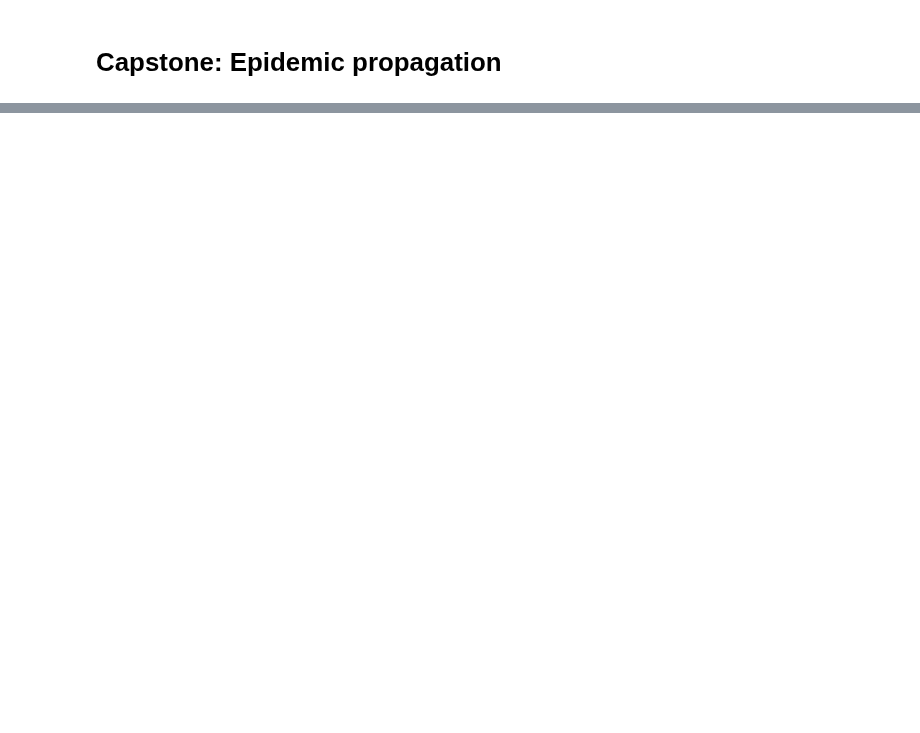
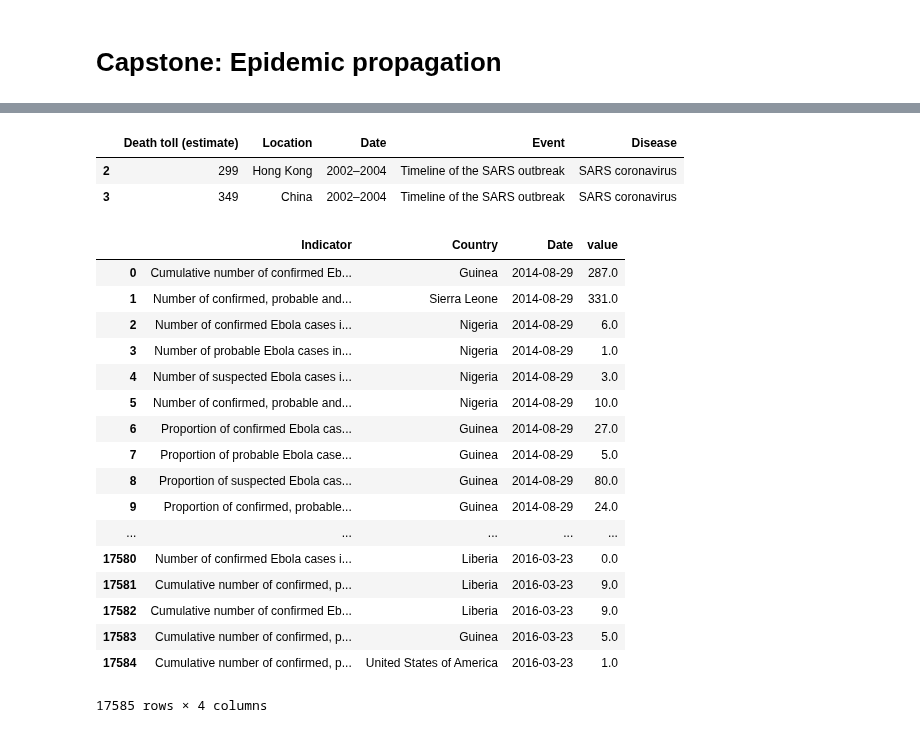
Before and after one commit to a3o1m2/DSI11-lessons, a Jupyter notebook: projects/project-capstone/part-02/epidemics.ipynb, the cells around one changed output, grey strips where cells are left out. Saved outputs shown, nothing was run; the diff lists cells and outputs as text; code cells hidden in the pictures; blank space fills up the shorter version.

```diff
--- a/projects/project-capstone/part-02/epidemics.ipynb
+++ b/projects/project-capstone/part-02/epidemics.ipynb
@@ -18,3 +18,4 @@ Where's the next one, and how will that spread?
 3. Epidemic propagation: airport traffic at each infected city, volume of travel between cities affected
 # %%
 import pandas as pd
+pd.set_option('display.max_rows',100, 'display.max_colwidth',1000)
@@ -20,0 +64,32 @@ import pandas as pd
+# %%
+epidemics_list[epidemics_list['Disease'].isin(['SARS coronavirus'])]
+# %% [output]
+|  | Death toll (estimate) | Location | Date | Event | Disease |
+| 2 | 299 | Hong Kong | 2002–2004 | Timeline of the SARS outbreak | SARS coronavirus |
+| 3 | 349 | China | 2002–2004 | Timeline of the SARS outbreak | SARS coronavirus |
+# %%
+ebola = pd.read_csv('ebola_data.csv')
+ebola['Date'] = pd.to_datetime(ebola['Date'])
+ebola['Country'] = ['Guinea' if row=='Guinea 2' else 'Liberia' if row=='Liberia 2' else row for row in ebola.Country]
+ebola.groupby(['Indicator','Country','Date']).sum()
+ebola.sort_values('Date', inplace=True)
+ebola.reset_index(drop=True)
+# %% [output]
+|  | Indicator | Country | Date | value |
+| 0 | Cumulative number of confirmed Eb... | Guinea | 2014-08-29 | 287.0 |
+| 1 | Number of confirmed, probable and... | Sierra Leone | 2014-08-29 | 331.0 |
+| 2 | Number of confirmed Ebola cases i... | Nigeria | 2014-08-29 | 6.0 |
+| 3 | Number of probable Ebola cases in... | Nigeria | 2014-08-29 | 1.0 |
+| 4 | Number of suspected Ebola cases i... | Nigeria | 2014-08-29 | 3.0 |
+| 5 | Number of confirmed, probable and... | Nigeria | 2014-08-29 | 10.0 |
+| 6 | Proportion of confirmed Ebola cas... | Guinea | 2014-08-29 | 27.0 |
+| 7 | Proportion of probable Ebola case... | Guinea | 2014-08-29 | 5.0 |
+| 8 | Proportion of suspected Ebola cas... | Guinea | 2014-08-29 | 80.0 |
+| 9 | Proportion of confirmed, probable... | Guinea | 2014-08-29 | 24.0 |
+| ... | ... | ... | ... | ... |
+| 17580 | Number of confirmed Ebola cases i... | Liberia | 2016-03-23 | 0.0 |
+| 17581 | Cumulative number of confirmed, p... | Liberia | 2016-03-23 | 9.0 |
+| 17582 | Cumulative number of confirmed Eb... | Liberia | 2016-03-23 | 9.0 |
+| 17583 | Cumulative number of confirmed, p... | Guinea | 2016-03-23 | 5.0 |
+| 17584 | Cumulative number of confirmed, p... | United States of America | 2016-03-23 | 1.0 |
+17585 rows × 4 columns
```
Also changed, not shown: parts of 6 cells of this notebook, 6 other files.
